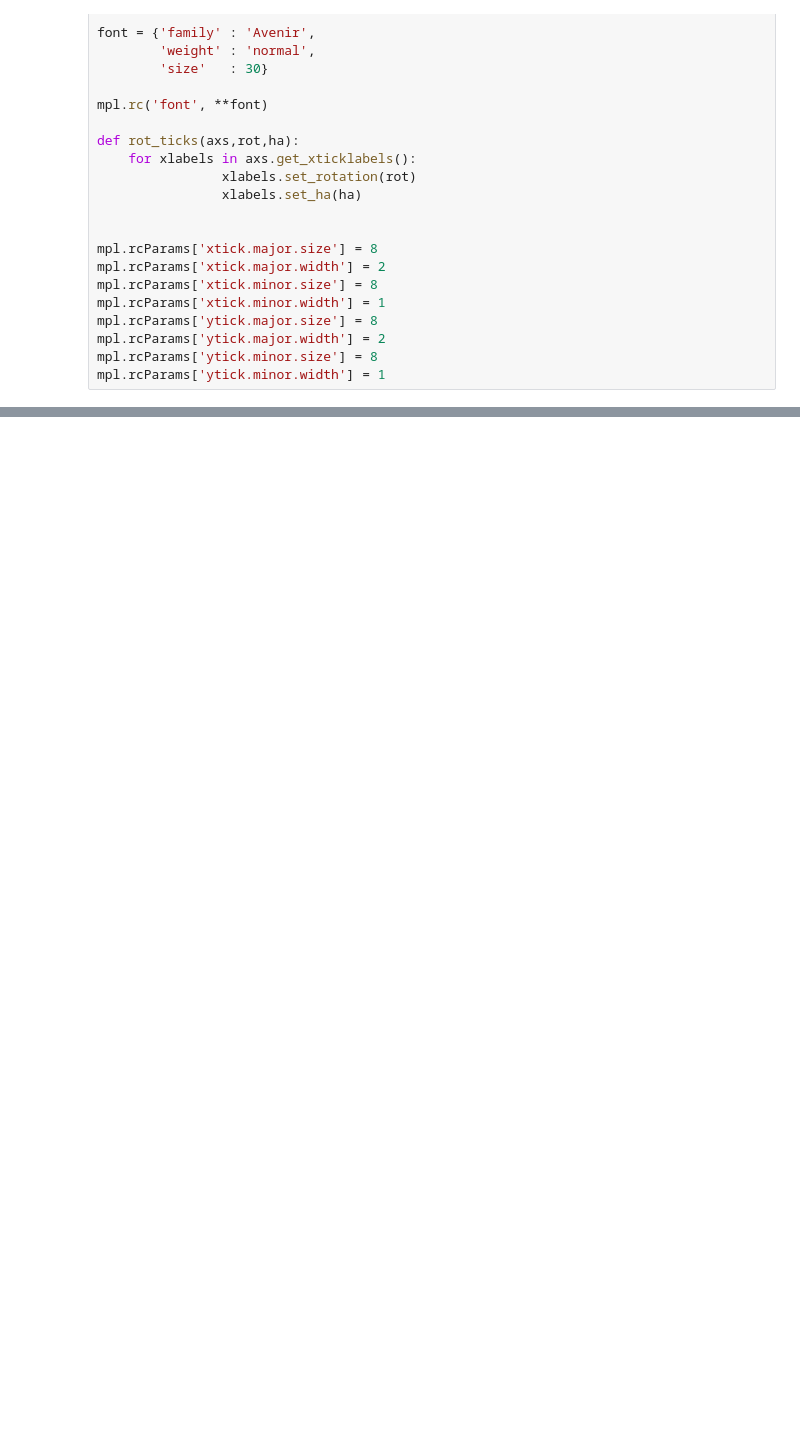
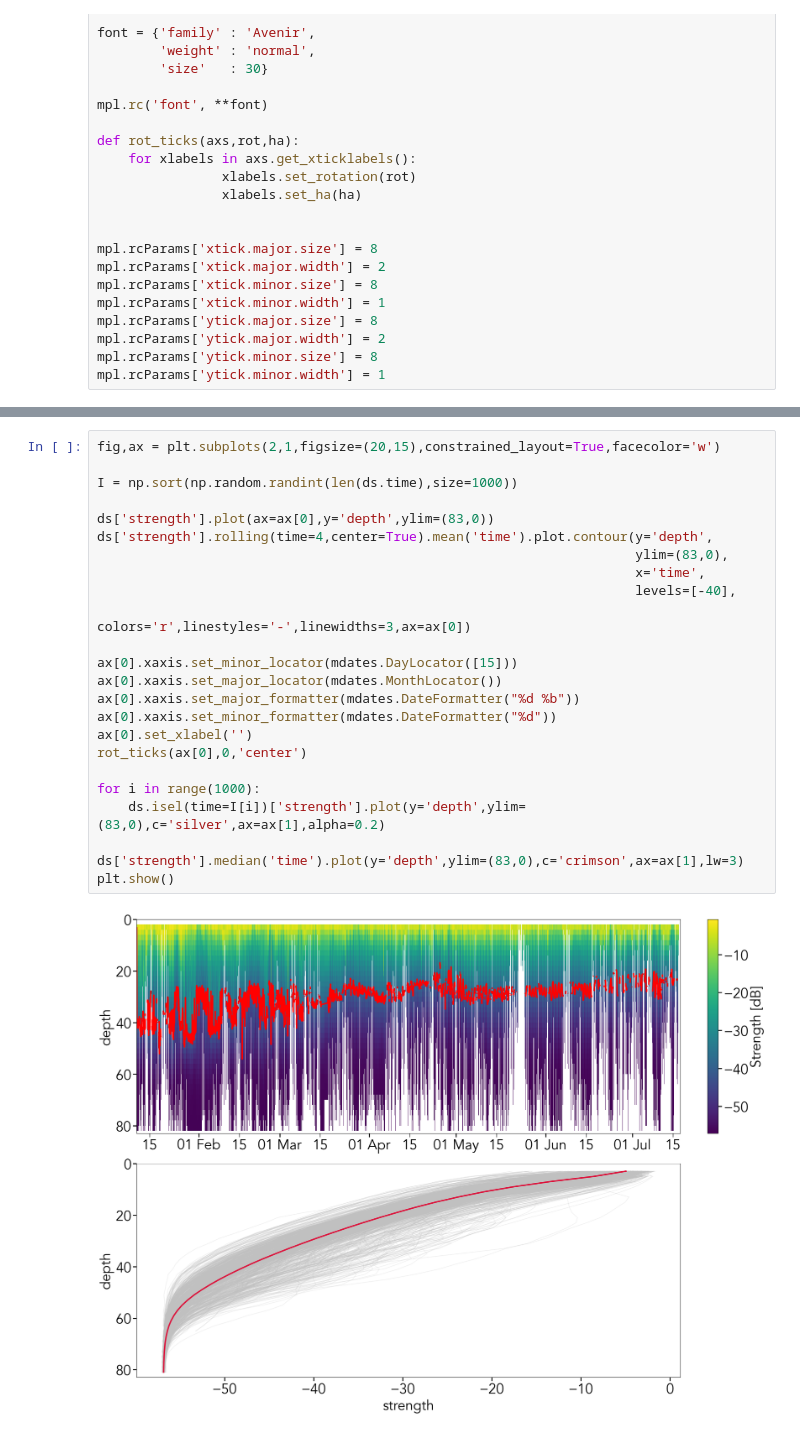
Before and after one commit to jmedholm/sailbuoy_processing, a Jupyter notebook: code/dcps.ipynb, the cells around one changed output, grey strips where cells are left out. Saved outputs shown, nothing was run; the diff lists cells and outputs as text; blank space fills up the shorter version.

```diff
--- a/code/dcps.ipynb
+++ b/code/dcps.ipynb
@@ -118,0 +157,26 @@ Attributes:
+# %%
+fig,ax = plt.subplots(2,1,figsize=(20,15),constrained_layout=True,facecolor='w')
+
+I = np.sort(np.random.randint(len(ds.time),size=1000))
+
+ds['strength'].plot(ax=ax[0],y='depth',ylim=(83,0))
+ds['strength'].rolling(time=4,center=True).mean('time').plot.contour(y='depth',
+                                                                     ylim=(83,0),
+                                                                     x='time',
+                                                                     levels=[-40],
+                                                                     colors='r',linestyles='-',linewidths=3,ax=ax[0])
+
+ax[0].xaxis.set_minor_locator(mdates.DayLocator([15]))
+ax[0].xaxis.set_major_locator(mdates.MonthLocator())
+ax[0].xaxis.set_major_formatter(mdates.DateFormatter("%d %b"))
+ax[0].xaxis.set_minor_formatter(mdates.DateFormatter("%d"))
+ax[0].set_xlabel('')
+rot_ticks(ax[0],0,'center')
+
+for i in range(1000):
+    ds.isel(time=I[i])['strength'].plot(y='depth',ylim=(83,0),c='silver',ax=ax[1],alpha=0.2)
+
+ds['strength'].median('time').plot(y='depth',ylim=(83,0),c='crimson',ax=ax[1],lw=3)
+plt.show()
+# %% [output]
+[figure, added]
```
Also changed, not shown: parts of 33 cells of this notebook, 2 other files.
